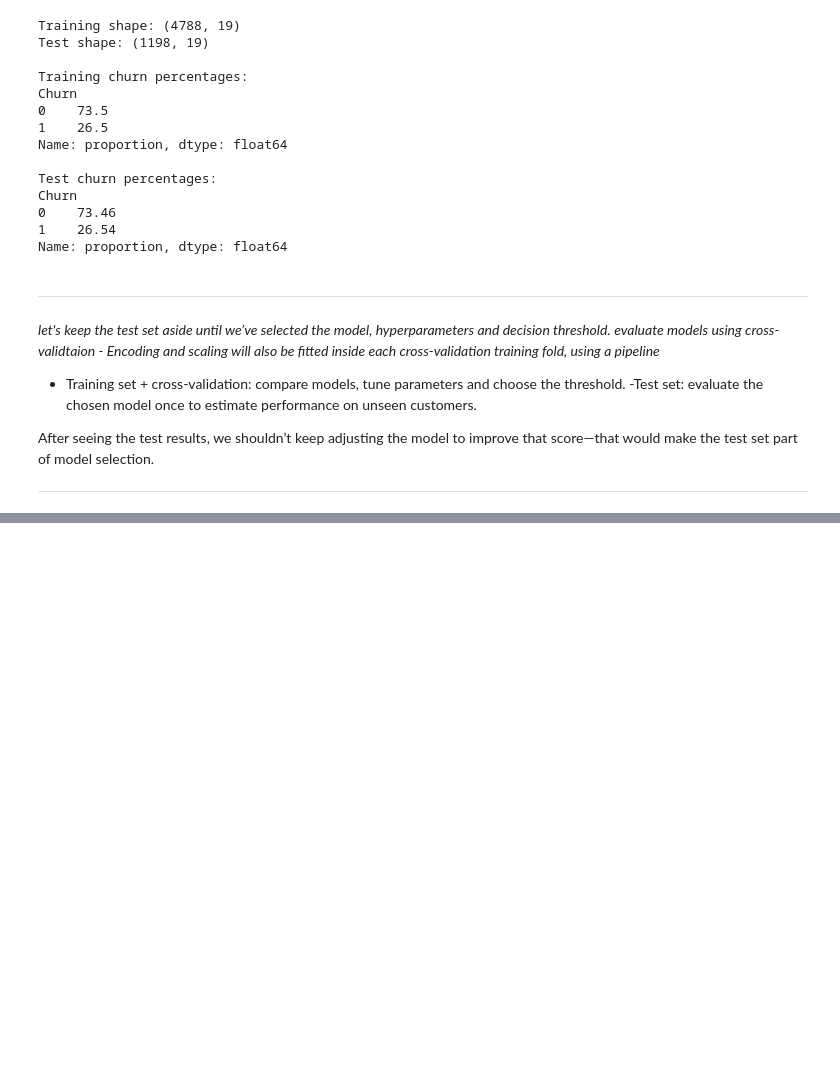
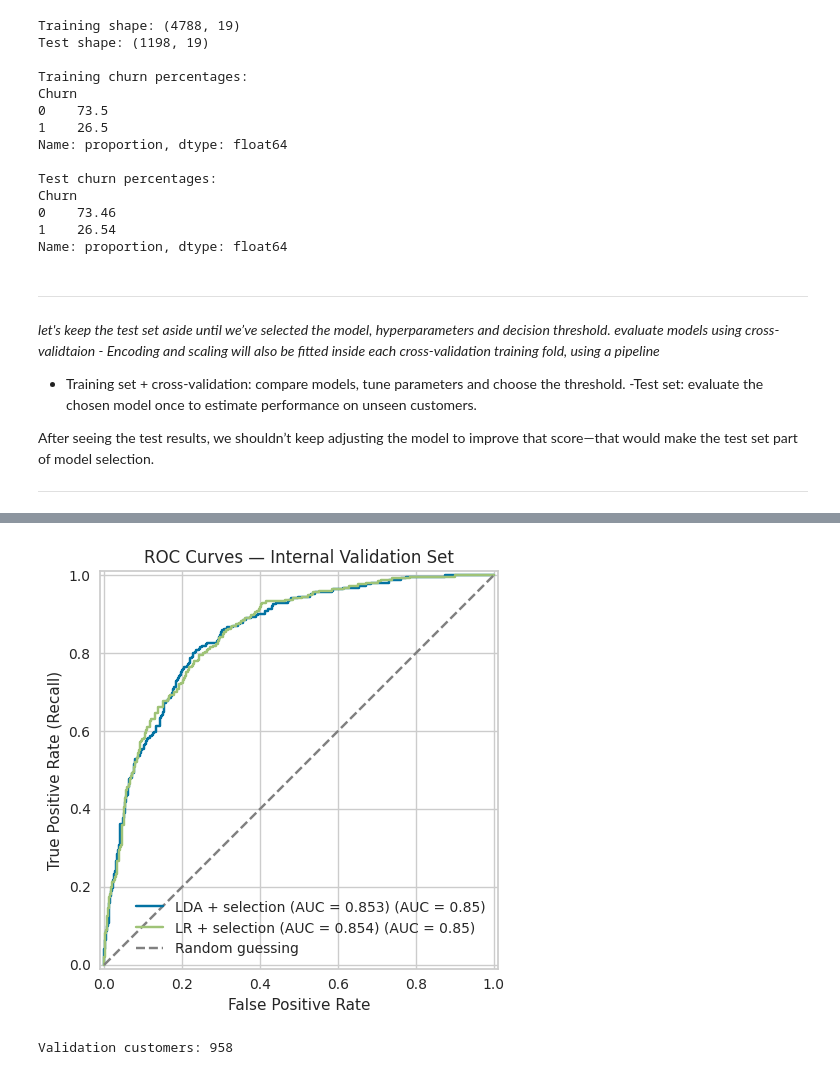
Before and after one commit to laravich/telco_churn_project, a Jupyter notebook: Lavanya_telcom_churn.ipynb, the cells around one changed output, grey strips where cells are left out. Cells and saved outputs as stored; diff of their text form; code cells hidden in the pictures; blank space fills up the shorter version.

Commit message:
final model selected

```diff
--- a/Lavanya_telcom_churn.ipynb
+++ b/Lavanya_telcom_churn.ipynb
@@ -376,0 +932,20 @@ After seeing the test results, we shouldn’t keep adjusting the model to improv
+# %%
+# Fit for inspection; the CV scores above remain unchanged
+lr_selection_pipeline.fit(X_flaml, y_flaml)
+
+feature_names = (
+    lr_selection_pipeline.named_steps["preprocessor"]
+    .get_feature_names_out()
+)
+
+selected_mask = (
+    lr_selection_pipeline.named_steps["selection"]
+    .get_support()
+)
+
+print("Total encoded features:", len(feature_names))
+print("Selected features:", selected_mask.sum())
+print("Removed features:", (~selected_mask).sum())
+
+print("\nRemoved features:")
+print(feature_names[~selected_mask].tolist())
@@ -376,0 +1027,51 @@ After seeing the test results, we shouldn’t keep adjusting the model to improv
+# %%
+# compare LDA and logistic regression across probability thresholds
+#lets plot ROC curve for both first
+fig, ax = plt.subplots(figsize=(7, 5))
+plt.rcParams["font.family"] = "sans-serif"
+plt.rcParams["font.sans-serif"] = ["DejaVu Sans"]
+
+for name, probabilities in validation_probabilities.items():
+    auc = roc_auc_score(y_validation, probabilities)
+
+    RocCurveDisplay.from_predictions(
+        y_validation,
+        probabilities,
+        name=f"{name} (AUC = {auc:.3f})",
+        ax=ax
+    )
+
+ax.plot([0, 1], [0, 1], "--", color="gray", label="Random guessing")
+ax.set_title("ROC Curves — Internal Validation Set")
+ax.set_xlabel("False Positive Rate")
+ax.set_ylabel("True Positive Rate (Recall)")
+ax.legend(loc="lower right")
+
+plt.tight_layout()
+plt.show()
+# %% [output]
+[figure, added]
+# %%
+#fit the two pipelines with feature selection on the 3,830 customers and get churn probabilities for the 958-customer internal holdout
+# PyCaret's internal holdout—not our final test set
+X_validation = exp.get_config("X_test").copy()
+y_validation = exp.get_config("y_test").copy()
+
+validation_models = {
+    "LDA + selection": clone(lda_selection_pipeline),
+    "LR + selection": clone(lr_selection_pipeline)
+}
+
+validation_probabilities = {}
+
+for name, pipeline in validation_models.items():
+    pipeline.fit(X_flaml, y_flaml)
+
+    # Find the probability column corresponding to churn = 1
+    churn_index = list(pipeline.classes_).index(1)
+
+    validation_probabilities[name] = pipeline.predict_proba(X_validation)[:, churn_index]
+
+print("Validation customers:", len(y_validation))
+# %% [output]
+Validation customers: 958
```
Also changed, not shown: parts of 37 cells of this notebook.
